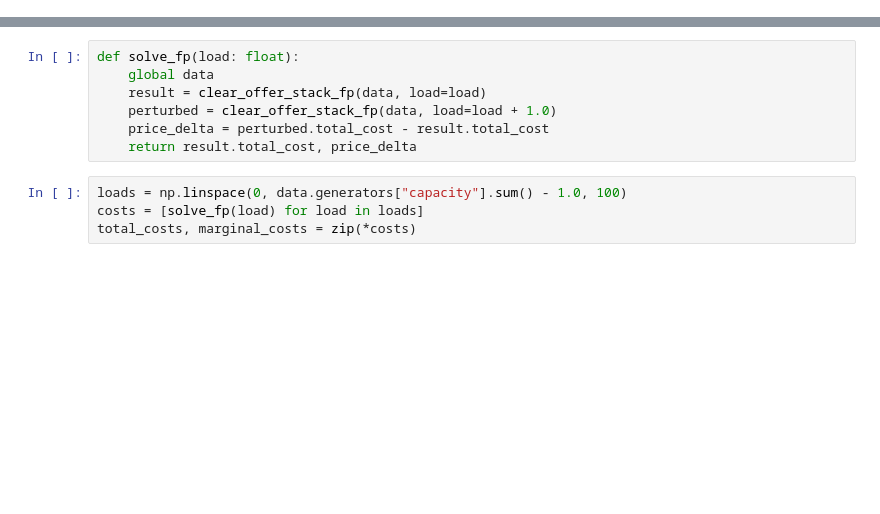
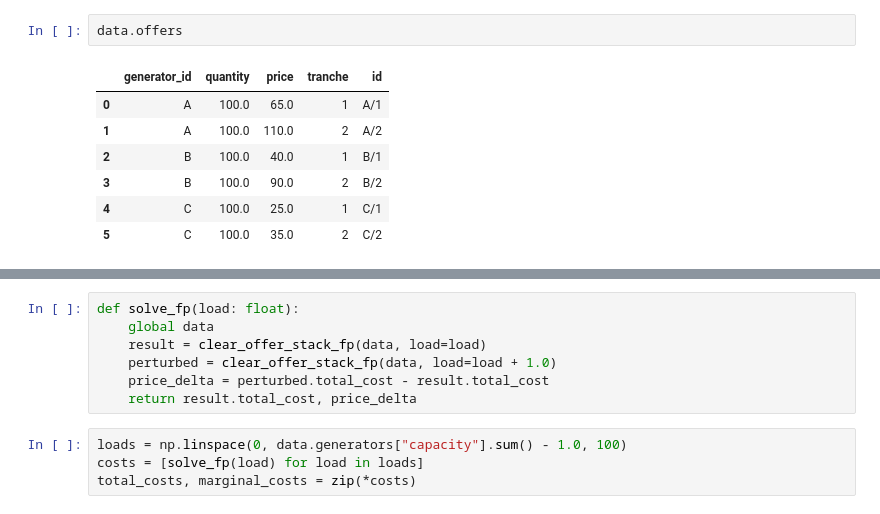
Before and after one commit to ne-pearl/arrow-sea, a Jupyter notebook: deepnote/part1_mp.ipynb, the cells around one changed output, grey strips where cells are left out. Saved outputs shown, nothing was run; the diff lists cells and outputs as text; blank space fills up the shorter version.

```diff
--- a/deepnote/part1_mp.ipynb
+++ b/deepnote/part1_mp.ipynb
@@ -9,3 +35,13 @@ load = data.buses.at[0, "load"]
+# %%
+data.offers
+# %% [output]
+|  | generator_id | quantity | price | tranche | id |
+| 0 | A | 100.0 | 65.0 | 1 | A/1 |
+| 1 | A | 100.0 | 110.0 | 2 | A/2 |
+| 2 | B | 100.0 | 40.0 | 1 | B/1 |
+| 3 | B | 100.0 | 90.0 | 2 | B/2 |
+| 4 | C | 100.0 | 25.0 | 1 | C/1 |
+| 5 | C | 100.0 | 35.0 | 2 | C/2 |
 # %%
 result = clear_offer_stack(data, load=load)
 plot_offer_stack(result.offers, load=load, marginal_price=result.marginal_price)
```
Also changed, not shown: parts of 7 cells of this notebook, 13 other files.
